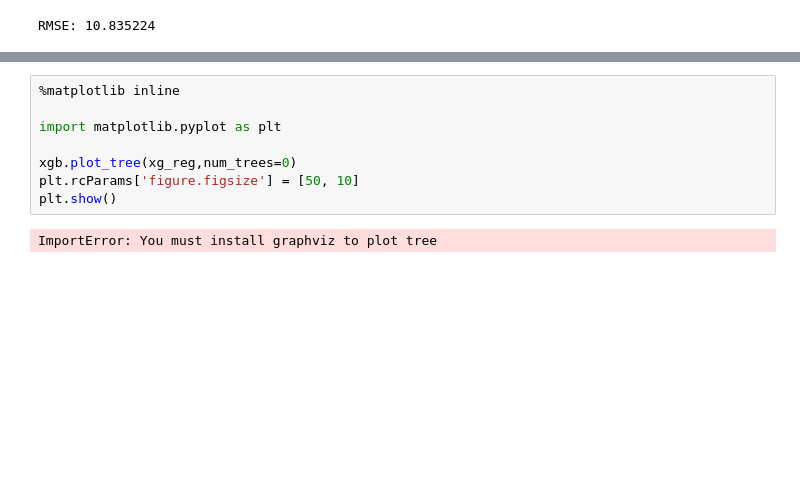
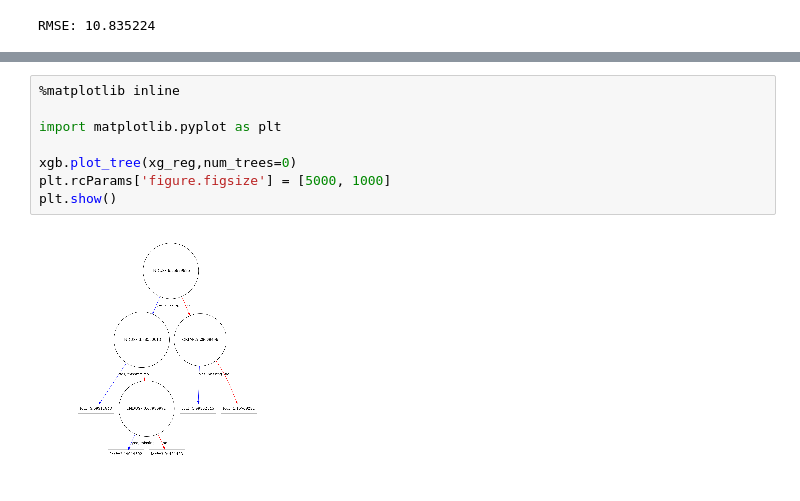
Before and after one commit to sewook/ml-infrastructure, a Jupyter notebook: tutorial/xgboost/notebooks/xgboost_tutorial.ipynb, the cells around one changed output, grey strips where cells are left out. Cells and saved outputs as stored; diff of their text form; blank space fills up the shorter version.

```diff
--- a/tutorial/xgboost/notebooks/xgboost_tutorial.ipynb
+++ b/tutorial/xgboost/notebooks/xgboost_tutorial.ipynb
@@ -139,10 +164,10 @@ xg_reg = xgb.train(params=params, dtrain=data_dmatrix, num_boost_round=10)
 # %%
 %matplotlib inline
 
 import matplotlib.pyplot as plt
 
 xgb.plot_tree(xg_reg,num_trees=0)
-plt.rcParams['figure.figsize'] = [50, 10]
+plt.rcParams['figure.figsize'] = [5000, 1000]
 plt.show()
 # %% [output]
-ImportError: You must install graphviz to plot tree
+[figure, added]
```
Also changed, not shown: parts of 7 cells of this notebook.
